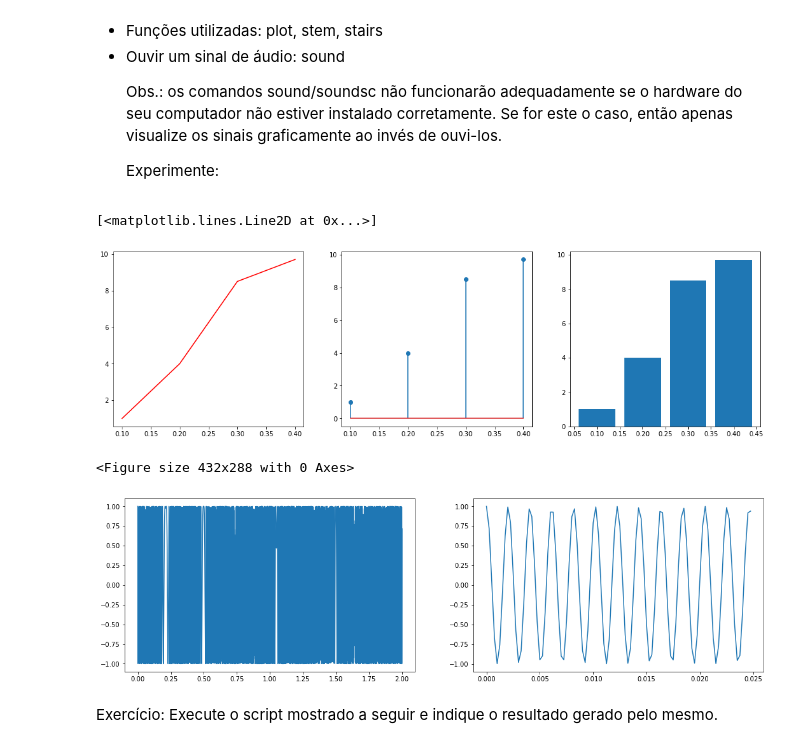
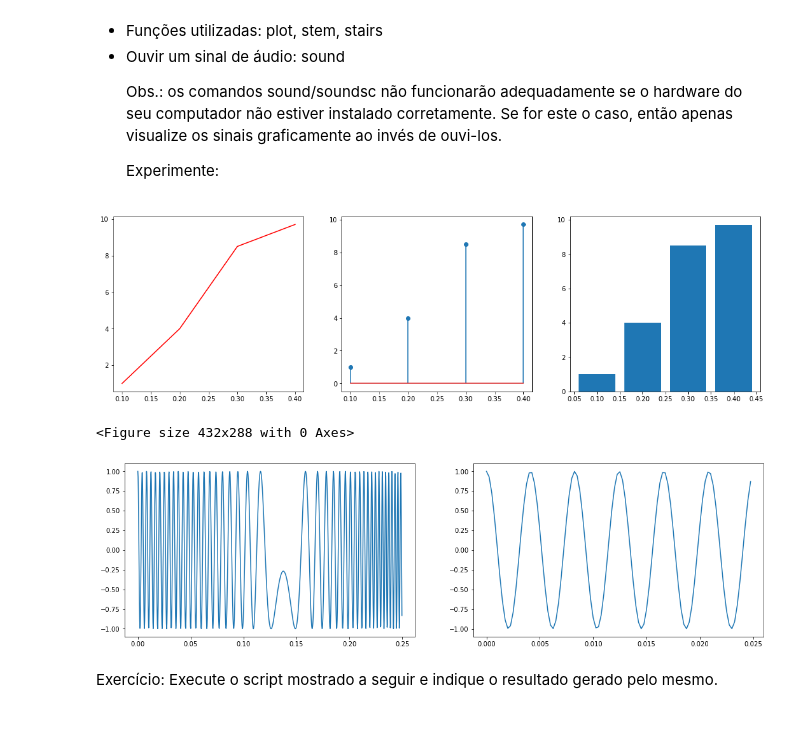
Before and after one commit to kaw19/pds, a Jupyter notebook: 01-Sinais/Sinais Discretos.ipynb, the cells around one changed output. Drawn from its saved outputs; the diff is of its cells as text; code cells hidden in the pictures.

```diff
--- a/01-Sinais/Sinais Discretos.ipynb
+++ b/01-Sinais/Sinais Discretos.ipynb
@@ -183,30 +169,29 @@ Experimente:
 # %%
 %matplotlib inline
 from numpy import pi, cos
-from pylab import subplots, subplot, plot, stem, bar
+from matplotlib.pylab import figure, subplots, subplot, plot, stem, bar
 
 t = array([0.1, 0.2, 0.3, 0.4])
 x = array([1.0, 4.0, 8.5, 9.7])
 
-subplots(figsize=(18,5))         # estipula espaço físico para os gráficos
-subplot(131); plot(t,x,'r')
-subplot(132); stem(t,x)
-subplot(133); bar(t,x, width=0.08)
+subplots(figsize=(18,5));         # estipula espaço físico para os gráficos
+subplot(131); plot(t,x,'r');
+subplot(132); stem(t,x);
+subplot(133); bar(t,x, width=0.08);
 
 fs = 4000;
-ts = arange(0,2,1./fs,dtype=float)
-f = 250. + 240.*cos(2.*pi*ts)
+ts = arange(0,0.25,1./fs,dtype=float)
+f = 2. + 240.*cos(2.*pi*ts)
 x = cos(2*pi*f*ts)
 
-figure()
-subplots(figsize=(18,5))         # estipula espaço físico para os gráficos
-subplot(121); plot(ts,x)
-subplot(122); plot(ts[0:100],x[0:100])
+figure();
+subplots(figsize=(18,5));         # estipula espaço físico para os gráficos
+subplot(121); plot(ts,x);
+subplot(122); plot(ts[0:100],x[0:100]);
 # %% [output]
+[figure]
-[<matplotlib.lines.Line2D at 0x...>]
+<Figure size 432x288 with 0 Axes>
-[figure]
-<Figure size 432x288 with 0 Axes>
-[figure, old version]
+[figure, new version]
 # %% [markdown]
 Exercício: Execute o script mostrado a seguir e indique o resultado gerado pelo mesmo.
 # %%
```
Also changed, not shown: parts of 44 cells of this notebook.
